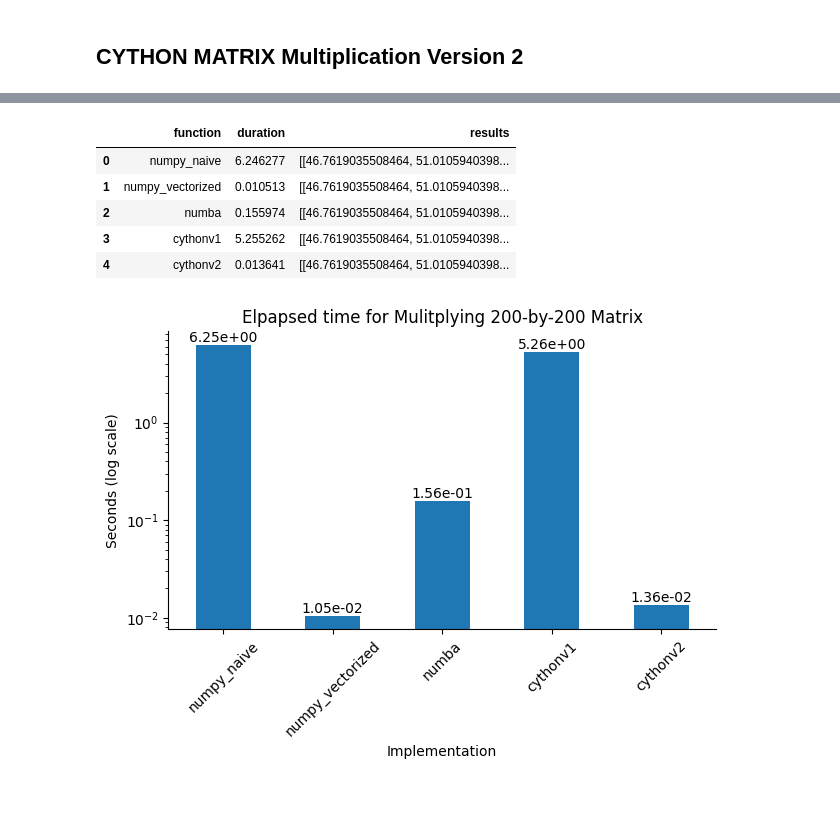
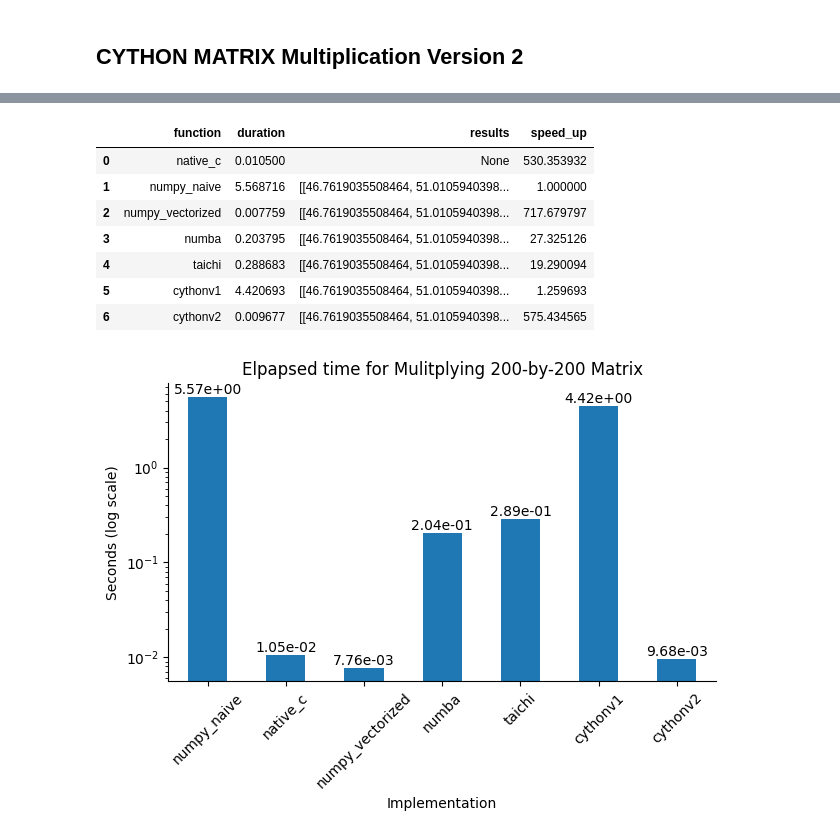
Before and after one commit to jimthompson5802/devcontainer_testbed, a Jupyter notebook: py-c-testbed/cython_sandbox/matrix_multiply_notebook.ipynb, the cells around one changed output, grey strips where cells are left out. Cells and saved outputs as stored; diff of their text form; code cells hidden in the pictures; blank space fills up the shorter version.

Commit message:
add taichi example and native c timing

```diff
--- a/py-c-testbed/cython_sandbox/matrix_multiply_notebook.ipynb
+++ b/py-c-testbed/cython_sandbox/matrix_multiply_notebook.ipynb
@@ -128,0 +128,26 @@ array([[ 58.,  64.],
+# %%
+import taichi as ti
+
+ti.init(arch=ti.cpu)  # Use CPU by default
+
+def matrix_multiply_taichi(A: np.ndarray, B: np.ndarray) -> np.ndarray:
+    C = ti.field(shape=(A.shape[0], B.shape[1]), dtype=ti.f64)
+
+    # Convert the numpy arrays to Taichi ndarrays
+    A_ti = ti.field(shape=A.shape, dtype=ti.f64)
+    B_ti = ti.field(shape=B.shape, dtype=ti.f64)
+    A_ti.from_numpy(A)
+    B_ti.from_numpy(B)
+    sum = ti.field(dtype=ti.f64, shape=())
+
+    @ti.kernel
+    def _taichi_compute():
+        for i in range(A.shape[0]):
+            for j in range(B.shape[1]):
+                sum[None] = 0.0
+                for k in range(A.shape[1]):
+                    sum[None] += A_ti[i, k] * B_ti[k, j]
+                C[i,j] = sum[None]
+
+    _taichi_compute()
+    return C.to_numpy()
@@ -129,7 +176,11 @@ array([[ 58.,  64.],
 # %% [markdown]
 ## Large Matrix Multiplication
 # %%
-test_results = []
+# list to collect run-time metrics
+# initialize with results for native C implementation
+test_results = [
+    {"function": "native_c", "duration": 0.0105, "results": None}
+]
 
 DIM_SIZE = 200
 np.random.seed(0)
@@ -168,0 +222,3 @@ Wall time: 159 ms
+# %%
+%%time
+test_results.append(test_function(matrix_multiply_taichi, "taichi", A, B))
@@ -214,45 +274,48 @@ Wall time: 13.8 ms
 # %%
 df = pd.DataFrame(test_results)
+df['speed_up'] = df[df.function == 'numpy_naive'].duration.values[0] / df['duration']
 df
 # %% [output]
-|  | function | duration | results |
-| 0 | numpy_naive | 6.246277 | [[46.7619035508464, 51.0105940398... |
-| 1 | numpy_vectorized | 0.010513 | [[46.7619035508464, 51.0105940398... |
-| 2 | numba | 0.155974 | [[46.7619035508464, 51.0105940398... |
-| 3 | cythonv1 | 5.255262 | [[46.7619035508464, 51.0105940398... |
-| 4 | cythonv2 | 0.013641 | [[46.7619035508464, 51.0105940398... |
+|  | function | duration | results | speed_up |
+| 0 | native_c | 0.010500 | None | 530.353932 |
+| 1 | numpy_naive | 5.568716 | [[46.7619035508464, 51.0105940398... | 1.000000 |
+| 2 | numpy_vectorized | 0.007759 | [[46.7619035508464, 51.0105940398... | 717.679797 |
+| 3 | numba | 0.203795 | [[46.7619035508464, 51.0105940398... | 27.325126 |
+| 4 | taichi | 0.288683 | [[46.7619035508464, 51.0105940398... | 19.290094 |
+| 5 | cythonv1 | 4.420693 | [[46.7619035508464, 51.0105940398... | 1.259693 |
+| 6 | cythonv2 | 0.009677 | [[46.7619035508464, 51.0105940398... | 575.434565 |
 # %%
 import matplotlib.pyplot as plt
 
 # Define the desired order
-order = ['numpy_naive', 'numpy_vectorized', 'numba', 'cythonv1', 'cythonv2']
+order = ['numpy_naive', 'native_c', 'numpy_vectorized', 'numba', 'taichi', 'cythonv1', 'cythonv2']
 
 # Sort the DataFrame by the 'function' column based on the desired order
 df['function'] = df['function'].astype('category')
 df['function'] = df['function'].cat.set_categories(order)
 df.sort_values('function', inplace=True)
 
 # Plot the data
 ax = df.plot(kind='bar', x='function', y='duration', legend=False)
 
 plt.xlabel('Implementation')
 plt.ylabel('Seconds (log scale)')
 plt.xticks(rotation=45)  # Rotate x-axis labels by 45 degrees
 plt.yscale('log')  # Set y-axis to logarithmic scale
 plt.title(f'Elpapsed time for Mulitplying {DIM_SIZE}-by-{DIM_SIZE} Matrix')
 
 # Add duration values on top of the bars
 for p in ax.patches:
     ax.annotate(format(p.get_height(), '.2e'),
                 (p.get_x() + p.get_width() / 2., p.get_height()),
                 ha = 'center', va = 'top',
                 xytext = (0, 10),
                 textcoords = 'offset points')
 # Remove top and right lines
 ax.spines['top'].set_visible(False)
 ax.spines['right'].set_visible(False)
 
 plt.tight_layout()  # Adjust layout to prevent labels from being cut off
 plt.show()
 # %% [output]
-[figure, old version]
+[figure, new version]
```
Also changed, not shown: parts of 18 cells of this notebook.
